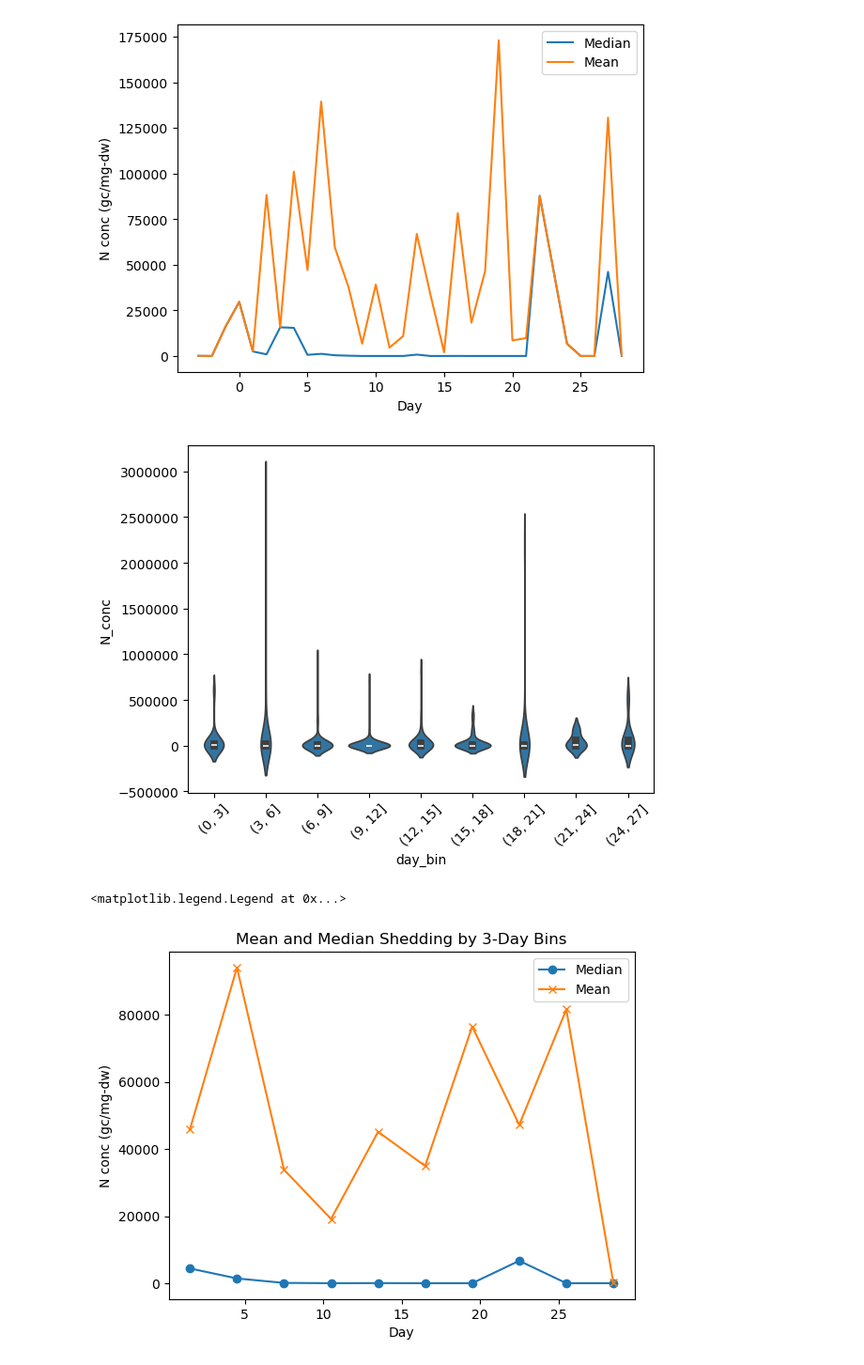
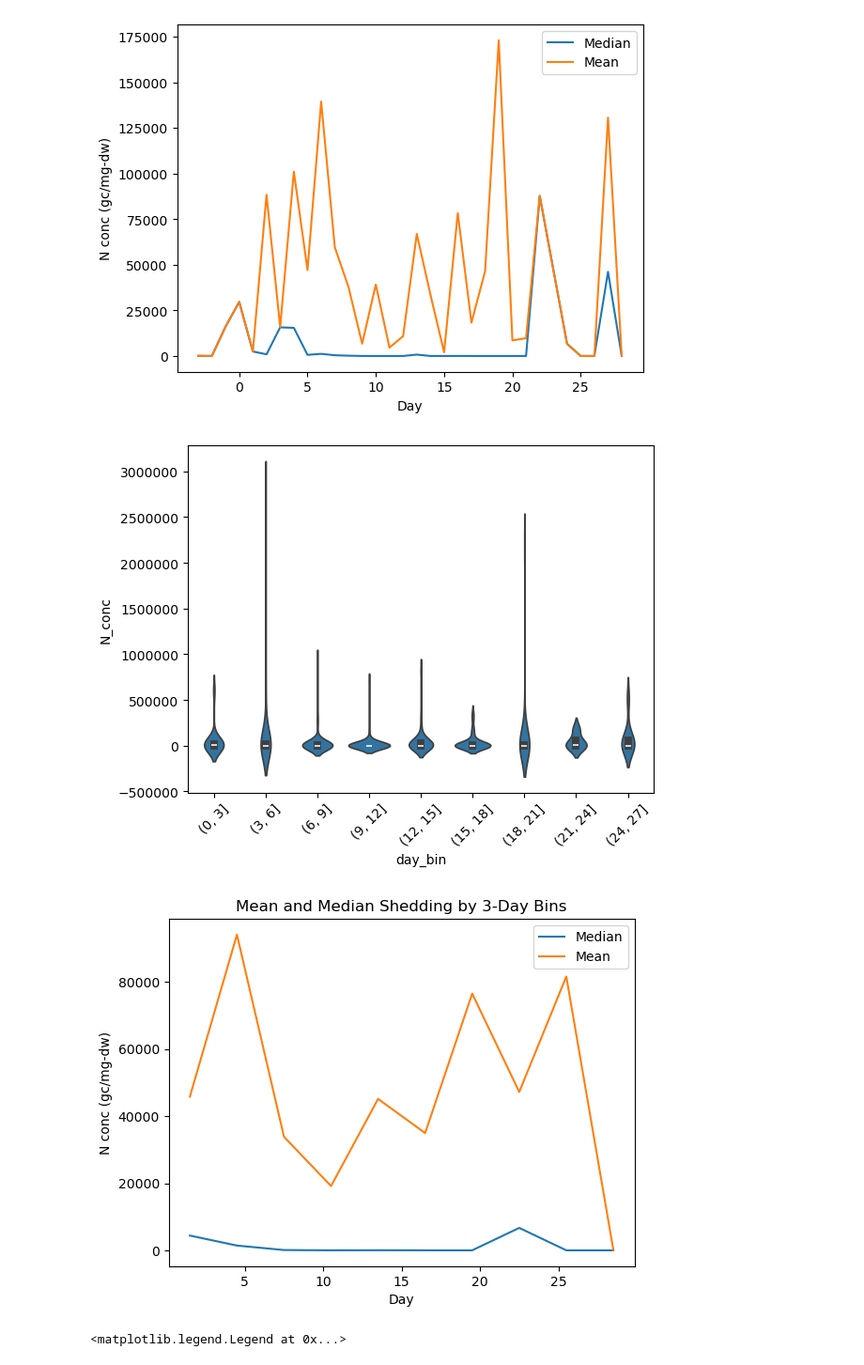
Before and after one commit to elizabethmurphy24/SRTI, a Jupyter notebook: Estimate shedding kernel.ipynb, the cells around one changed output. Shown: that part at 94% size. Drawn from its saved outputs; the diff is of its cells as text; code cells hidden in the pictures.

Commit message:
Construct a clinical shedding kernel from empirical data

```diff
--- a/Estimate shedding kernel.ipynb
+++ b/Estimate shedding kernel.ipynb
@@ -83,26 +83,42 @@ plt.legend()
 # %%
 # Grouping days together
 data['day_bin'] = pd.cut(data['Day'], bins=np.arange(0, 30, 3))  # 3 day bins
 sns.violinplot(x='day_bin', y='N_conc', data=data)
 plt.xticks(rotation=45)
 plt.ticklabel_format(style='plain', axis='y')
 plt.show()
 
 
 # Median & Mean shedding (3 day bin)
 data['day_bin'] = pd.cut(data['Day'], bins=np.arange(0, 33, 3))  # 3 day bin
 median_by_bin = data.groupby('day_bin')['N_conc'].median()
 mean_by_bin = data.groupby('day_bin')['N_conc'].mean()
 
 bin_midpoints = median_by_bin.index.map(lambda x: x.left + (x.right - x.left)/2)
 
-plt.plot(bin_midpoints, median_by_bin.values, label='Median', marker='o')
-plt.plot(bin_midpoints, mean_by_bin.values, label='Mean', marker='x')
+plt.plot(bin_midpoints, median_by_bin.values, label='Median')
+plt.plot(bin_midpoints, mean_by_bin.values, label='Mean')
 plt.xlabel('Day')
 plt.ylabel('N conc (gc/mg-dw)')
 plt.title('Mean and Median Shedding by 3-Day Bins')
 plt.legend()
+plt.show()
+
+
+# Median & Mean shedding (2 day bin)
+data['day_bin'] = pd.cut(data['Day'], bins=np.arange(0, 30, 2))  # 2 day bin
+median_by_bin = data.groupby('day_bin')['N_conc'].median()
+mean_by_bin = data.groupby('day_bin')['N_conc'].mean()
+
+bin_midpoints = median_by_bin.index.map(lambda x: x.left + (x.right - x.left)/2)
+
+plt.plot(bin_midpoints, median_by_bin.values, label='Median')
+plt.plot(bin_midpoints, mean_by_bin.values, label='Mean')
+plt.xlabel('Day')
+plt.ylabel('N conc (gc/mg-dw)')
+plt.title('Mean and Median Shedding by 2-Day Bins')
+plt.legend()
 # %% [output]
 [figure]
+[figure, new version]
 <matplotlib.legend.Legend at 0x...>
-[figure, old version]
```
Also changed, not shown: parts of 6 cells of this notebook, 1 other file.
